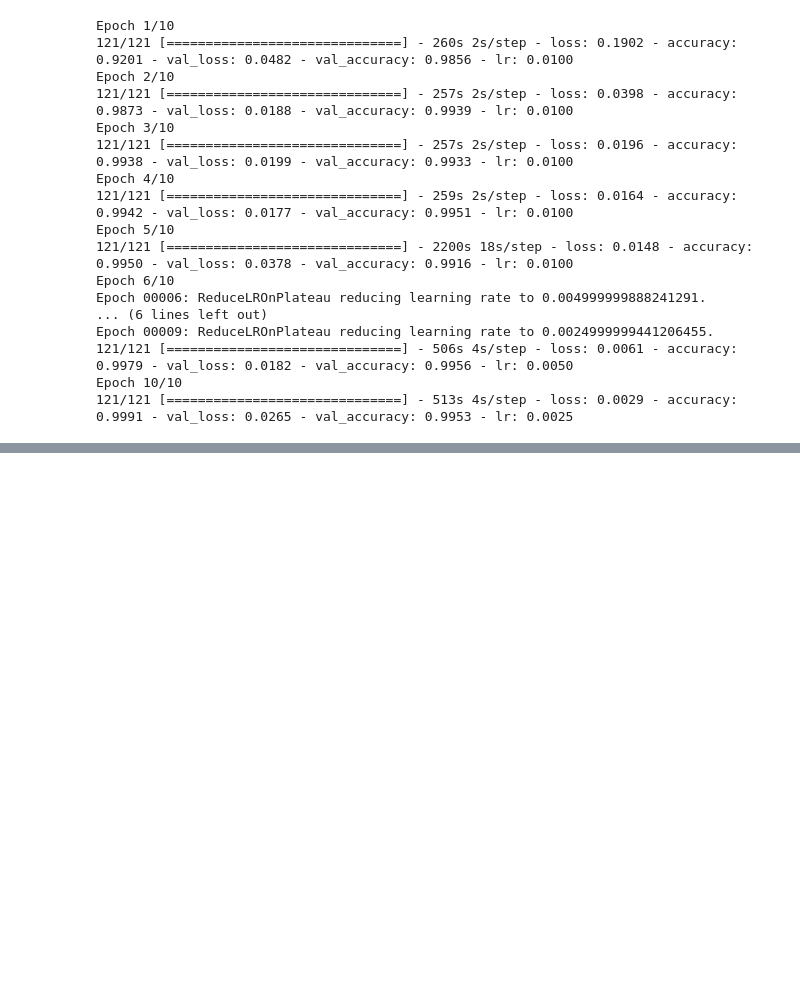
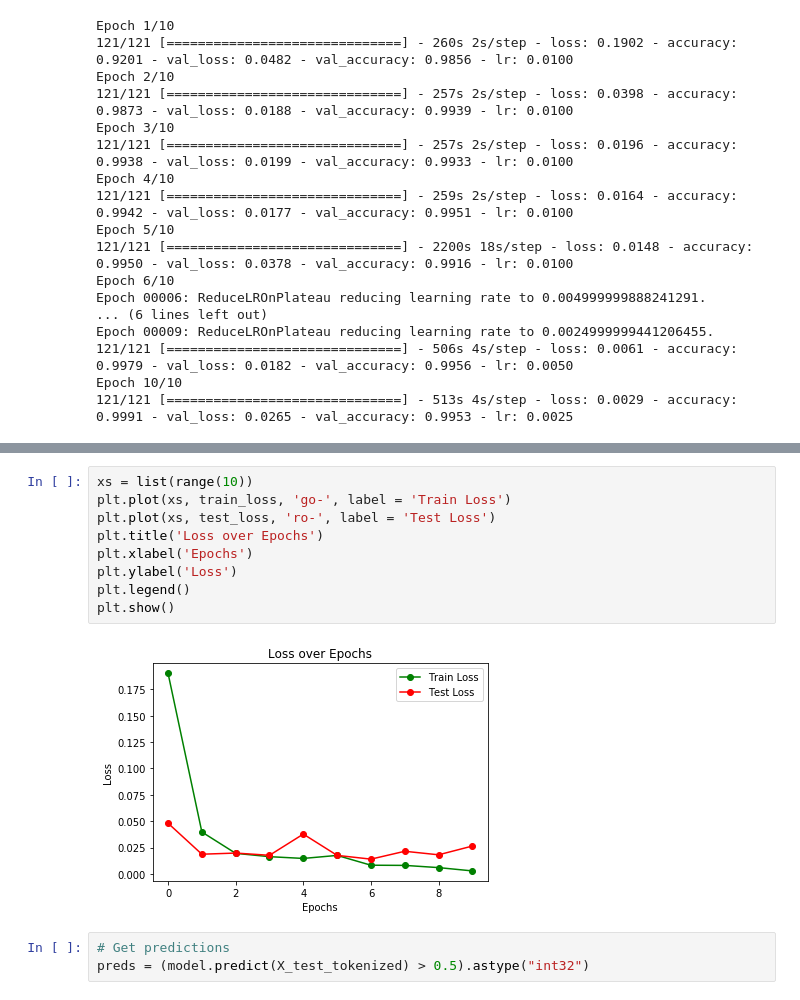
Before and after one commit to nadinezab/fake-news, a Jupyter notebook: Fake-news.ipynb, the cells around one changed output, grey strips where cells are left out. Drawn from its saved outputs; the diff is of its cells as text; blank space fills up the shorter version.

Commit message:
Add: model evaluation inc conf matrix

```diff
--- a/Fake-news.ipynb
+++ b/Fake-news.ipynb
@@ -956,0 +987,14 @@ Epoch 10/10
+# %%
+xs = list(range(10))
+plt.plot(xs, train_loss, 'go-', label = 'Train Loss')
+plt.plot(xs, test_loss, 'ro-', label = 'Test Loss')
+plt.title('Loss over Epochs')
+plt.xlabel('Epochs')
+plt.ylabel('Loss')
+plt.legend()
+plt.show()
+# %% [output]
+[figure, added]
+# %%
+# Get predictions
+preds = (model.predict(X_test_tokenized) > 0.5).astype("int32")
```
Also changed, not shown: parts of 9 cells of this notebook.
